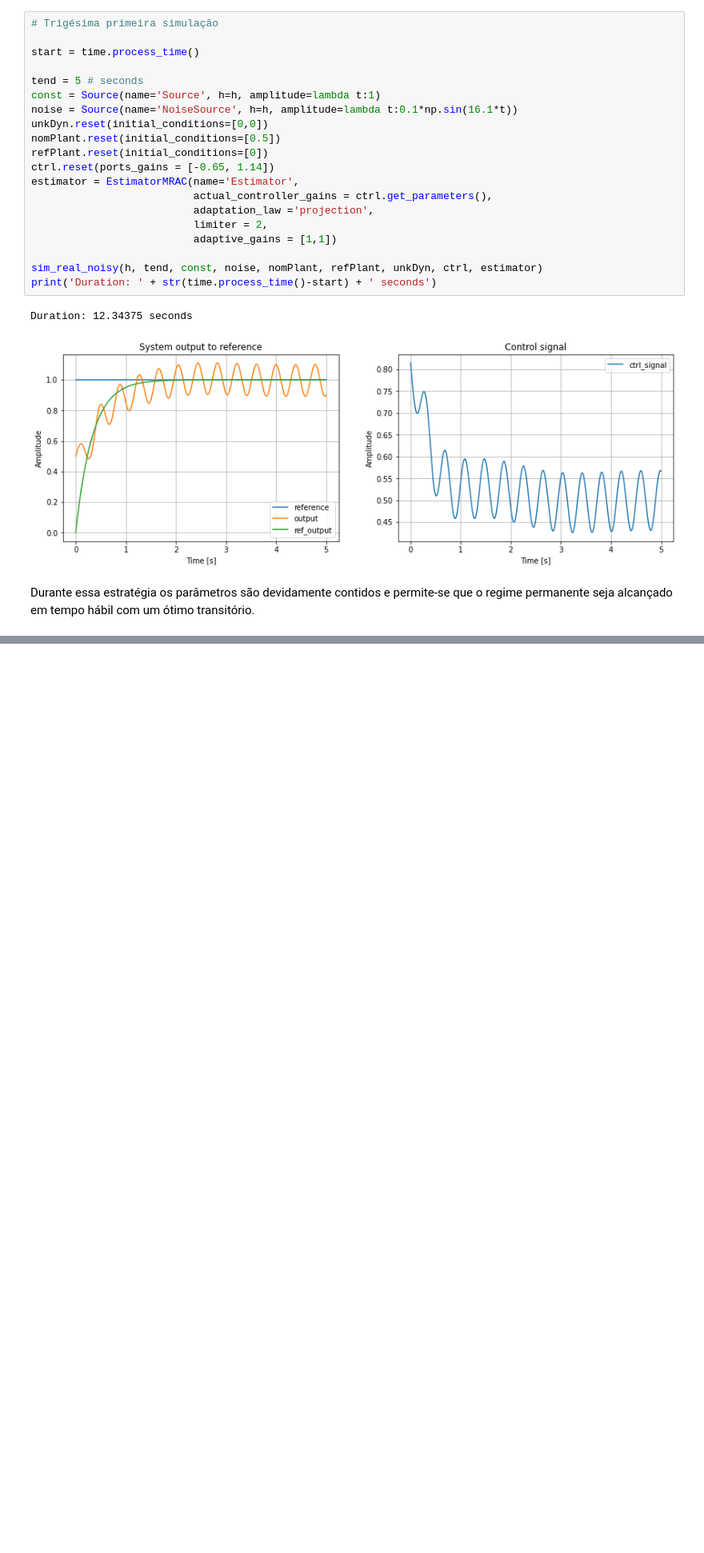
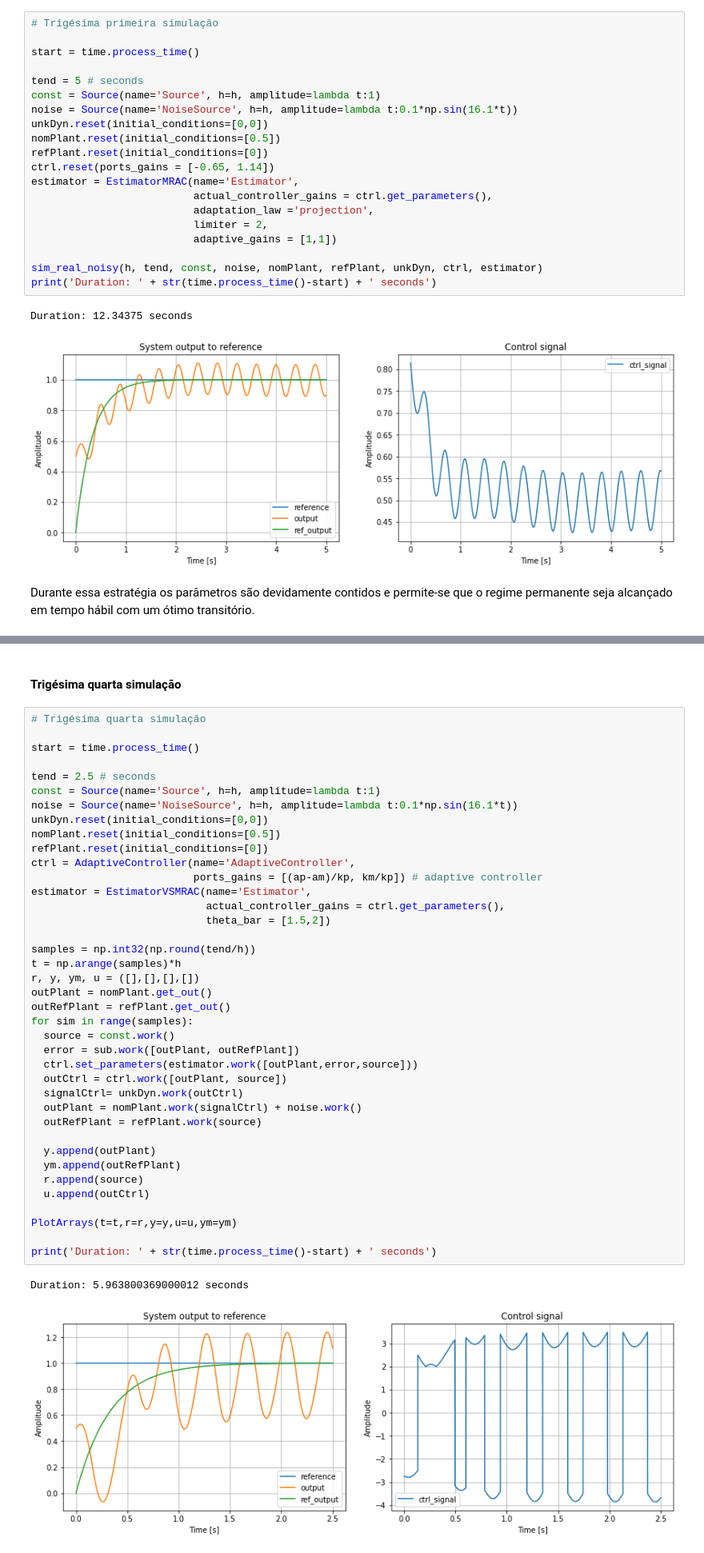
Before and after one commit to Lwao/simulations-in-robust-adaptive-control, a Jupyter notebook: Simulações em Controle Adaptativo Robusto.ipynb, the cells around one changed output, grey strips where cells are left out. Shown at 80% size. Saved outputs shown, nothing was run; the diff lists cells and outputs as text; blank space fills up the shorter version.

```diff
--- a/Simulações em Controle Adaptativo Robusto.ipynb
+++ b/Simulações em Controle Adaptativo Robusto.ipynb
@@ -1799,0 +1942,44 @@ Durante essa estratégia os parâmetros são devidamente contidos e permite-se q
+# %% [markdown]
+#### Trigésima quarta simulação
+# %%
+# Trigésima quarta simulação
+
+start = time.process_time()
+
+tend = 2.5 # seconds
+const = Source(name='Source', h=h, amplitude=lambda t:1)
+noise = Source(name='NoiseSource', h=h, amplitude=lambda t:0.1*np.sin(16.1*t))
+unkDyn.reset(initial_conditions=[0,0])
+nomPlant.reset(initial_conditions=[0.5])
+refPlant.reset(initial_conditions=[0])
+ctrl = AdaptiveController(name='AdaptiveController',
+                          ports_gains = [(ap-am)/kp, km/kp]) # adaptive controller
+estimator = EstimatorVSMRAC(name='Estimator',
+                            actual_controller_gains = ctrl.get_parameters(),
+                            theta_bar = [1.5,2])
+
+samples = np.int32(np.round(tend/h))
+t = np.arange(samples)*h
+r, y, ym, u = ([],[],[],[])
+outPlant = nomPlant.get_out()
+outRefPlant = refPlant.get_out()
+for sim in range(samples):
+  source = const.work()
+  error = sub.work([outPlant, outRefPlant])
+  ctrl.set_parameters(estimator.work([outPlant,error,source]))
+  outCtrl = ctrl.work([outPlant, source])
+  signalCtrl= unkDyn.work(outCtrl)
+  outPlant = nomPlant.work(signalCtrl) + noise.work()
+  outRefPlant = refPlant.work(source)
+
+  y.append(outPlant)
+  ym.append(outRefPlant)
+  r.append(source)
+  u.append(outCtrl)
+
+PlotArrays(t=t,r=r,y=y,u=u,ym=ym)
+
+print('Duration: ' + str(time.process_time()-start) + ' seconds')
+# %% [output]
+Duration: 5.963800369000012 seconds
+[figure, added]
```
Also changed, not shown: parts of 28 cells of this notebook, 1 other file.
